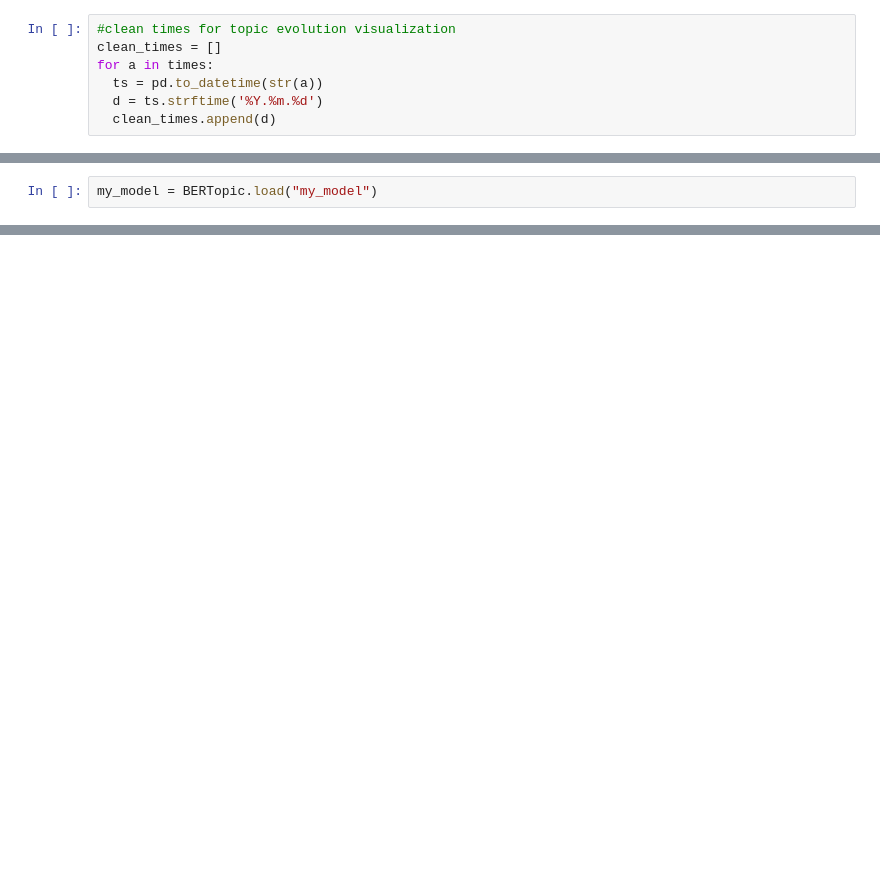
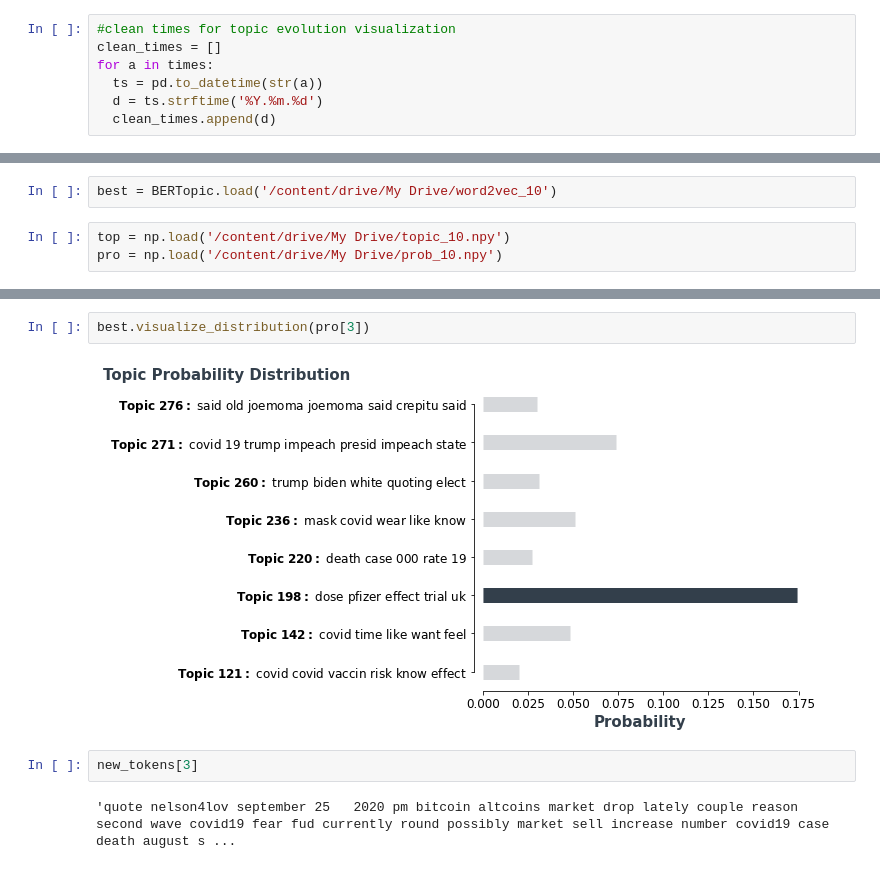
Before and after one commit to zain711/dcipher, a Jupyter notebook: vaccines.ipynb, the cells around one changed output, grey strips where cells are left out. Drawn from its saved outputs; the diff is of its cells as text; blank space fills up the shorter version.

```diff
--- a/vaccines.ipynb
+++ b/vaccines.ipynb
@@ -199,2 +74,0 @@ topic_model.save("my_model")
-# %%
-my_model = BERTopic.load("my_model")
@@ -200,0 +187,5 @@ my_model = BERTopic.load("my_model")
+# %%
+best = BERTopic.load('/content/drive/My Drive/word2vec_10')
+# %%
+top = np.load('/content/drive/My Drive/topic_10.npy')
+pro = np.load('/content/drive/My Drive/prob_10.npy')
@@ -200,0 +199,8 @@ my_model = BERTopic.load("my_model")
+# %%
+best.visualize_distribution(pro[3])
+# %% [output]
+[figure, added]
+# %%
+new_tokens[3]
+# %% [output]
+'quote nelson4lov september 25   2020 pm bitcoin altcoins market drop lately couple reason second wave covid19 fear fud currently round possibly market sell increase number covid19 case death august s ...
```
Also changed, not shown: parts of 83 cells of this notebook.
